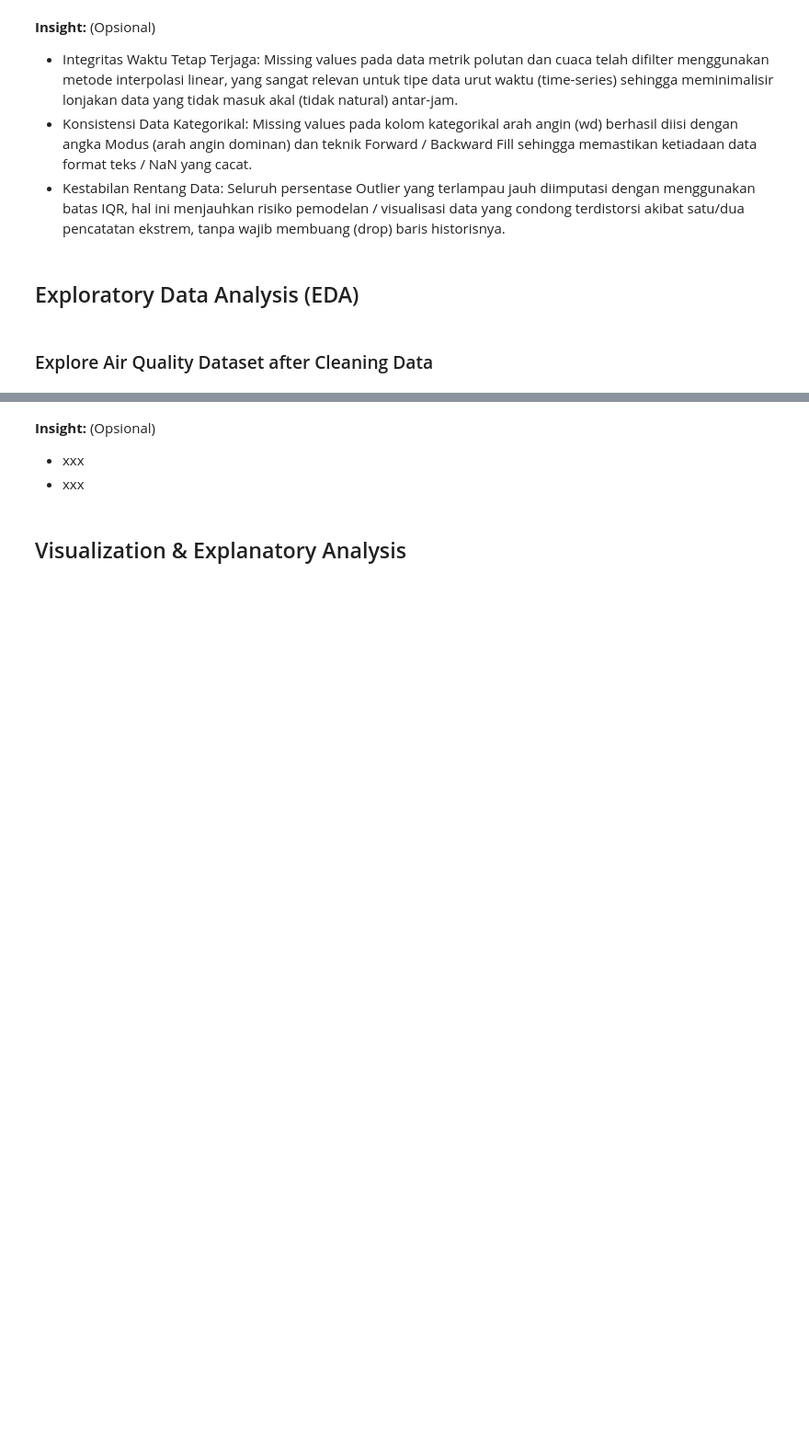
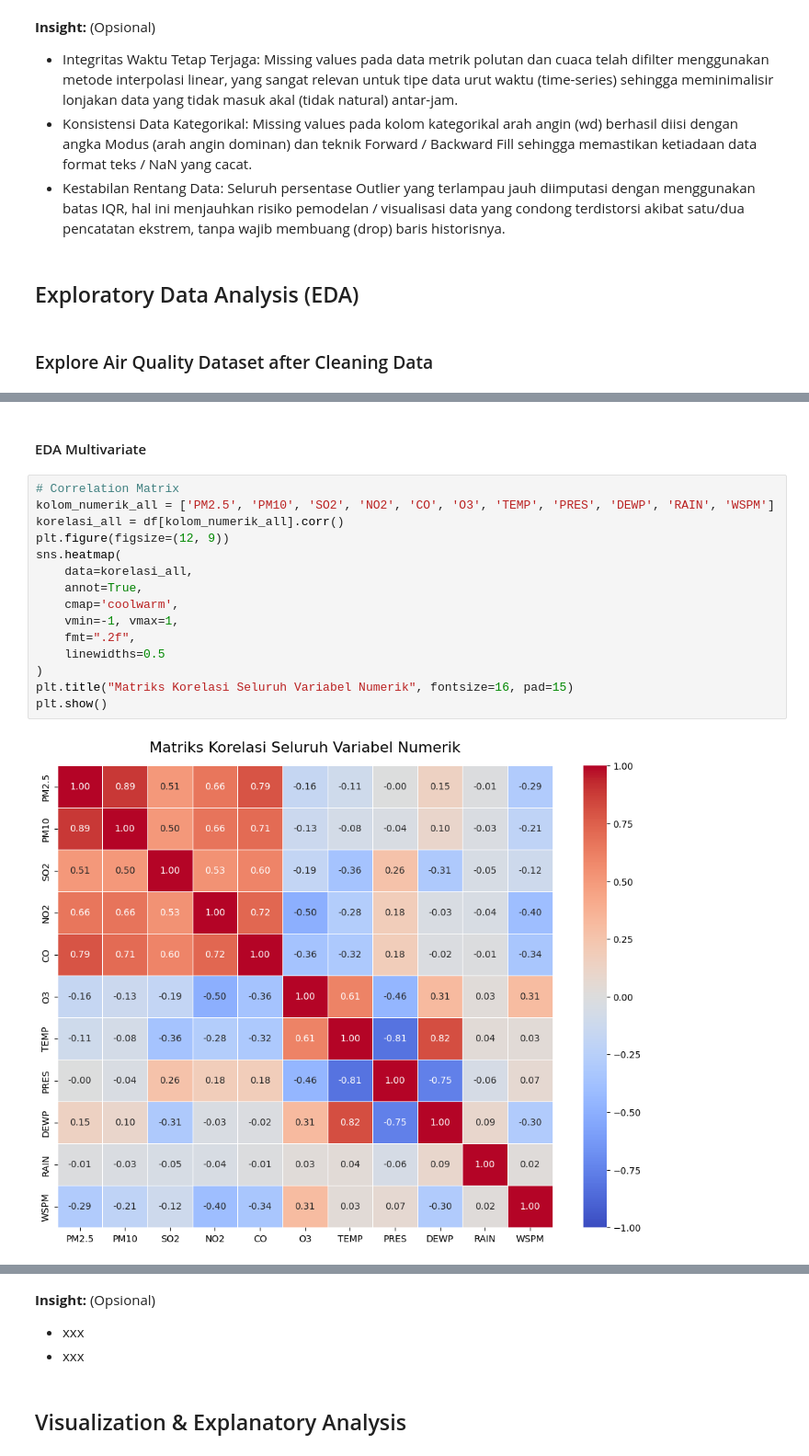
Before and after one commit to stevenwijaya18/Submission-Analisis-Data, a Jupyter notebook: Notebook.ipynb, the cells around one changed output, grey strips where cells are left out. Shown at 92% size. Drawn from its saved outputs; the diff is of its cells as text; blank space fills up the shorter version.

```diff
--- a/Notebook.ipynb
+++ b/Notebook.ipynb
@@ -274,0 +269,19 @@ display(korelasi_df)
+# %% [markdown]
+#### EDA Multivariate
+# %%
+# Correlation Matrix
+kolom_numerik_all = ['PM2.5', 'PM10', 'SO2', 'NO2', 'CO', 'O3', 'TEMP', 'PRES', 'DEWP', 'RAIN', 'WSPM']
+korelasi_all = df[kolom_numerik_all].corr()
+plt.figure(figsize=(12, 9))
+sns.heatmap(
+    data=korelasi_all,
+    annot=True,
+    cmap='coolwarm',
+    vmin=-1, vmax=1,
+    fmt=".2f",
+    linewidths=0.5
+)
+plt.title("Matriks Korelasi Seluruh Variabel Numerik", fontsize=16, pad=15)
+plt.show()
+# %% [output]
+[figure, added]
```
Also changed, not shown: parts of 17 cells of this notebook.
